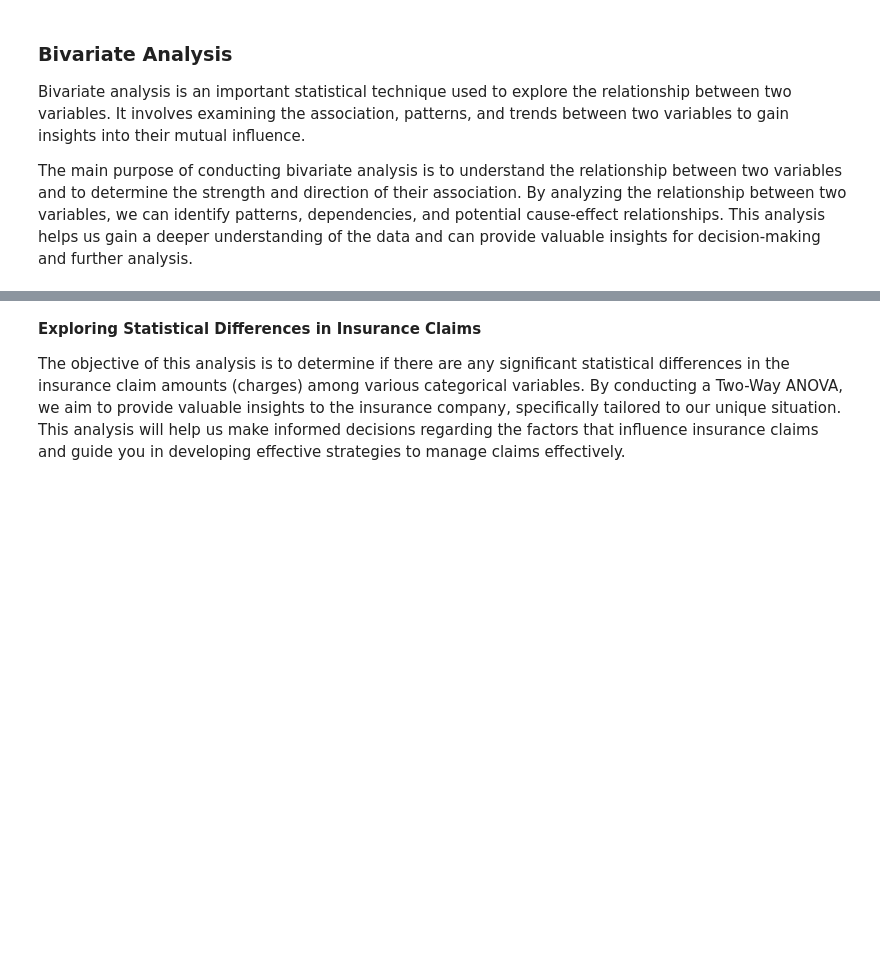
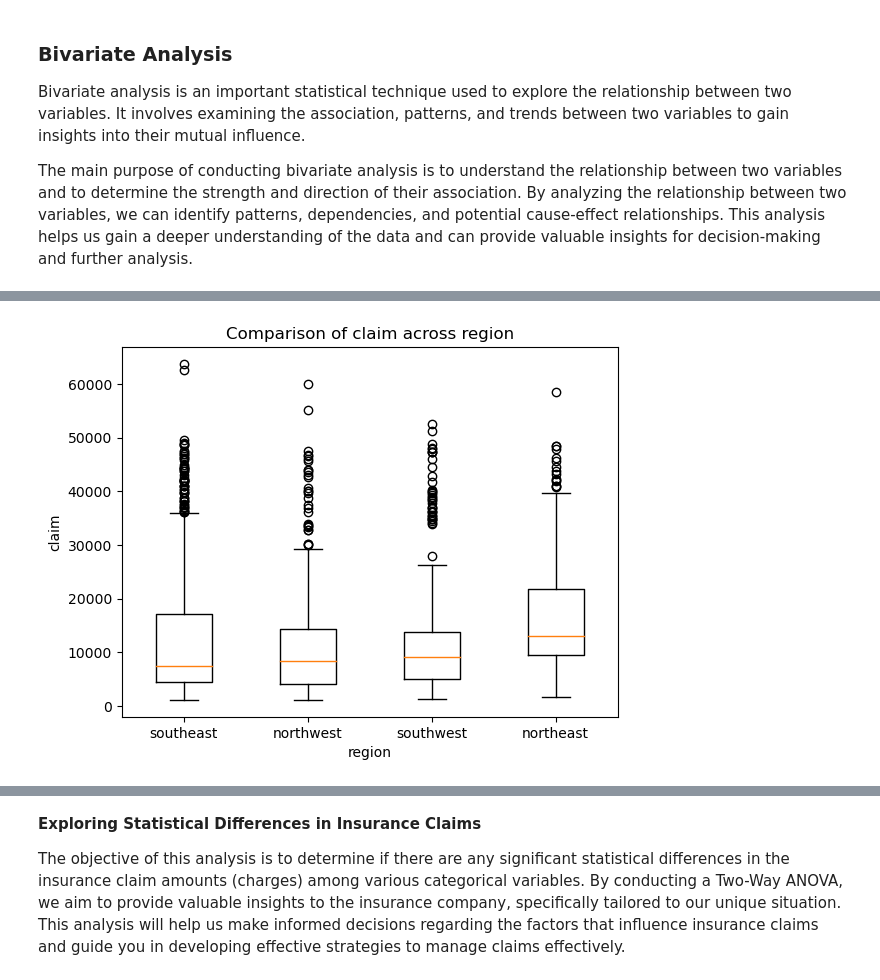
Before and after one commit to dee-hub12/Predicting-Insurance-Claim-Amount-with-Machine-Learning, a Jupyter notebook: Predicting Insurance Claim Amount.ipynb, the cells around one changed output, grey strips where cells are left out. Saved outputs shown, nothing was run; the diff lists cells and outputs as text; code cells hidden in the pictures; blank space fills up the shorter version.

```diff
--- a/Predicting Insurance Claim Amount.ipynb
+++ b/Predicting Insurance Claim Amount.ipynb
@@ -483,0 +508,5 @@ The main purpose of conducting bivariate analysis is to understand the relations
+# %%
+# relationship between region and claim amount
+compare_categorical_numerical(df, 'region', 'claim')
+# %% [output]
+[figure, added]
```
Also changed, not shown: parts of 16 cells of this notebook.
